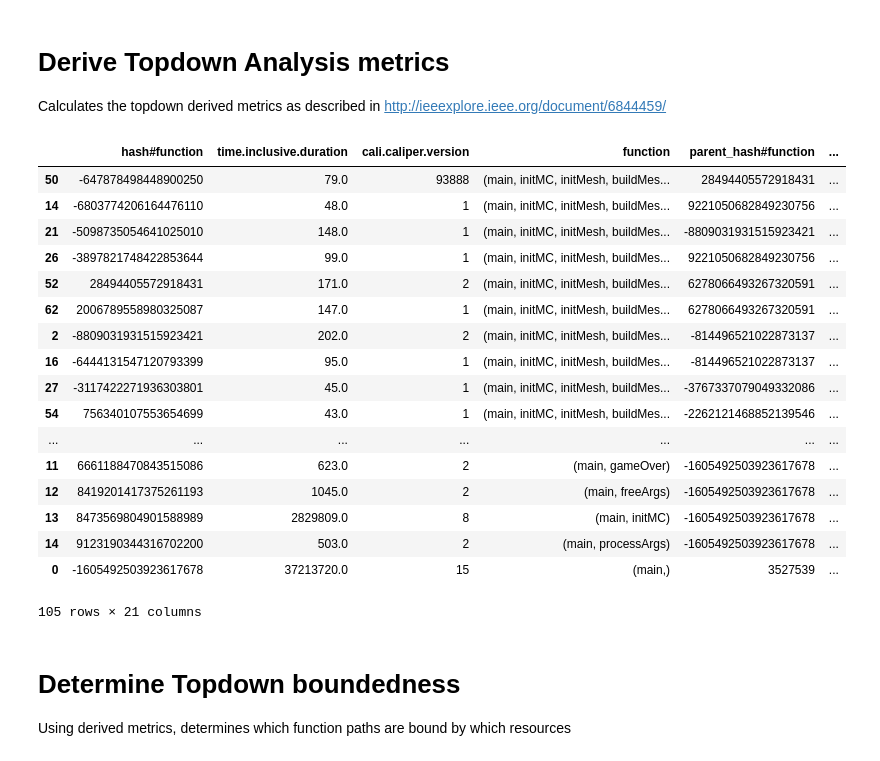
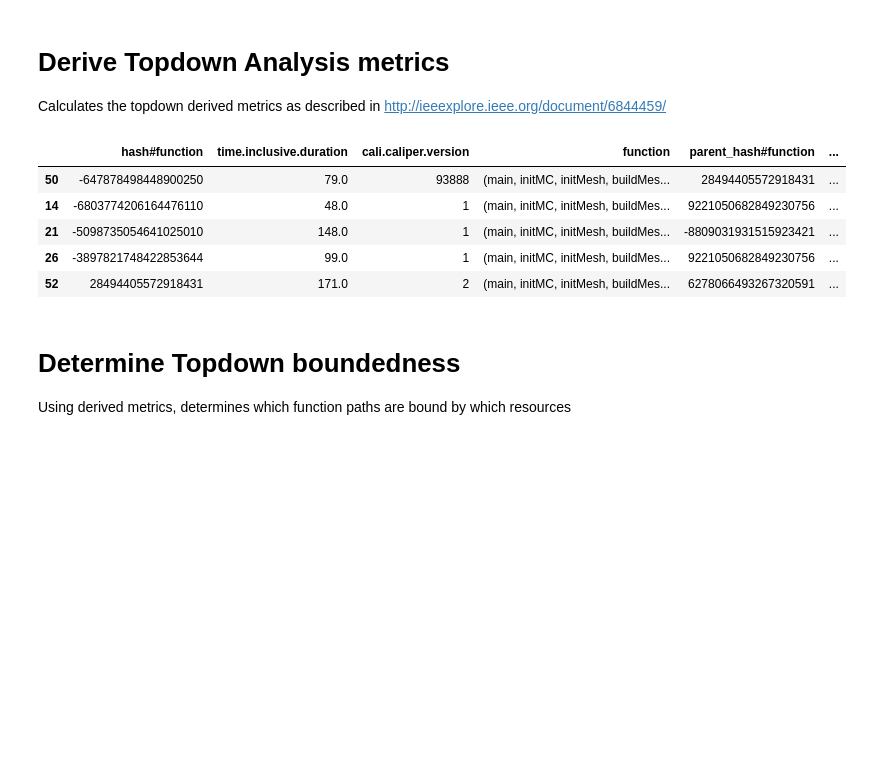
Before and after one commit to LLNL/caliper-examples, a Jupyter notebook: jupyter_notebooks/Quicksilver Topdown Analysis.ipynb, the cells around one changed output. Cells and saved outputs as stored; diff of their text form; code cells hidden in the pictures; blank space fills up the shorter version.

```diff
--- a/jupyter_notebooks/Quicksilver Topdown Analysis.ipynb
+++ b/jupyter_notebooks/Quicksilver Topdown Analysis.ipynb
@@ -69,26 +69,14 @@ Calculates the topdown derived metrics as described in http://ieeexplore.ieee.or
 from cali_analysis import topdown
 # %%
 df_td = topdown.derive_topdown_ivb(mrt.df_nodes)
-df_td
+df_td.head()
 # %% [output]
 |  | hash#function | time.inclusive.duration | cali.caliper.version | function | parent_hash#function | ... |
 | 50 | -647878498448900250 | 79.0 | 93888 | (main, initMC, initMesh, buildMes... | 28494405572918431 | ... |
 | 14 | -6803774206164476110 | 48.0 | 1 | (main, initMC, initMesh, buildMes... | 9221050682849230756 | ... |
 | 21 | -5098735054641025010 | 148.0 | 1 | (main, initMC, initMesh, buildMes... | -8809031931515923421 | ... |
 | 26 | -3897821748422853644 | 99.0 | 1 | (main, initMC, initMesh, buildMes... | 9221050682849230756 | ... |
 | 52 | 28494405572918431 | 171.0 | 2 | (main, initMC, initMesh, buildMes... | 6278066493267320591 | ... |
-| 62 | 2006789558980325087 | 147.0 | 1 | (main, initMC, initMesh, buildMes... | 6278066493267320591 | ... |
-| 2 | -8809031931515923421 | 202.0 | 2 | (main, initMC, initMesh, buildMes... | -814496521022873137 | ... |
-| 16 | -6444131547120793399 | 95.0 | 1 | (main, initMC, initMesh, buildMes... | -814496521022873137 | ... |
-| 27 | -3117422271936303801 | 45.0 | 1 | (main, initMC, initMesh, buildMes... | -3767337079049332086 | ... |
-| 54 | 756340107553654699 | 43.0 | 1 | (main, initMC, initMesh, buildMes... | -2262121468852139546 | ... |
-| ... | ... | ... | ... | ... | ... | ... |
-| 11 | 6661188470843515086 | 623.0 | 2 | (main, gameOver) | -1605492503923617678 | ... |
-| 12 | 8419201417375261193 | 1045.0 | 2 | (main, freeArgs) | -1605492503923617678 | ... |
-| 13 | 8473569804901588989 | 2829809.0 | 8 | (main, initMC) | -1605492503923617678 | ... |
-| 14 | 9123190344316702200 | 503.0 | 2 | (main, processArgs) | -1605492503923617678 | ... |
-| 0 | -1605492503923617678 | 37213720.0 | 15 | (main,) | 3527539 | ... |
-105 rows × 21 columns
 # %% [markdown]
 # Determine Topdown boundedness
 Using derived metrics, determines which function paths are bound by which resources
```
Also changed, not shown: parts of 5 cells of this notebook.
